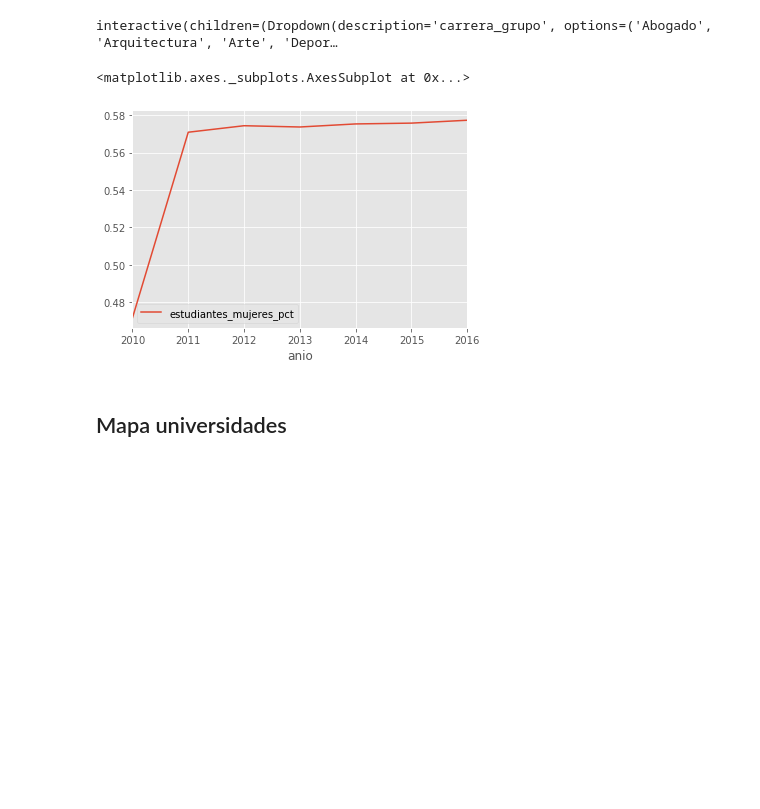
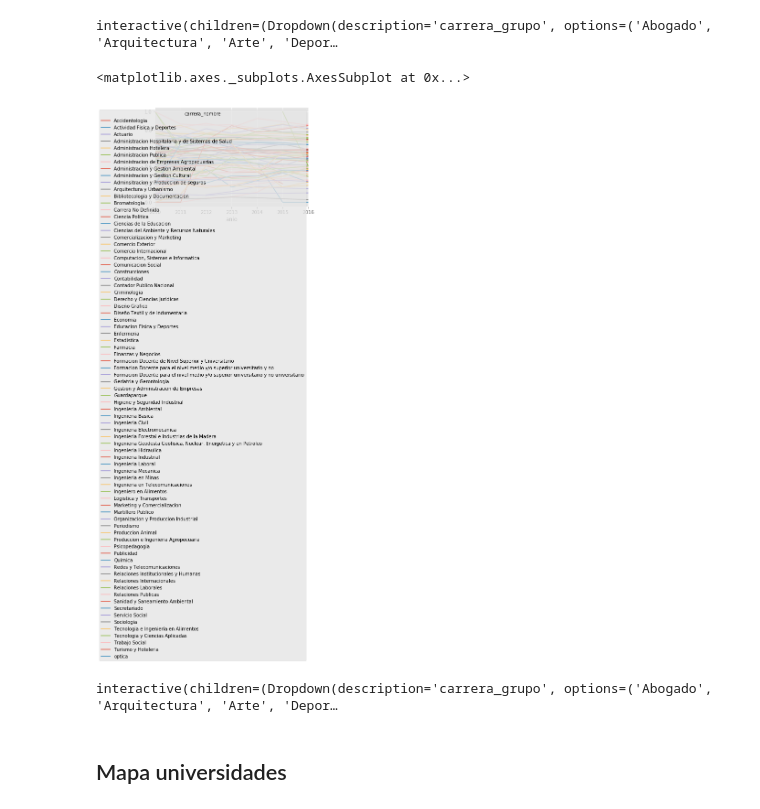
Before and after one commit to chicasentec/viz-carreras-nexjournal, a Jupyter notebook: visualizaciones-next-journal.ipynb, the cells around one changed output. Drawn from its saved outputs; the diff is of its cells as text; code cells hidden in the pictures; blank space fills up the shorter version.

Commit message:
Nueva tabla con ration totales en el ETL y visualizacion de carreras empezado (WIP)

```diff
--- a/visualizaciones-next-journal.ipynb
+++ b/visualizaciones-next-journal.ipynb
@@ -21,6 +21,7 @@ from shapely.geometry import Polygon, MultiPolygon
 ## Evolucion de genero en grupo de carreras
 # %%
 df_evolucion_carreras = pd.read_csv('data/output/carreras_evolucion_genero.csv',delimiter=',')
+df_evolucion_grupos_carreras = pd.read_csv('data/output/grupo_carreras_evolucion_genero.csv',delimiter=',')
 # %%
 df_evolucion_carreras[
     (df_evolucion_carreras.carrera_grupo == "Abogado") &
@@ -45,11 +46,33 @@ def generate_chart_evolucion_carreras(carrera_grupo):
 #grafico con valores absolutos - apilados o algo que represente orden de magnitud año por default
 # %% [output]
 interactive(children=(Dropdown(description='carrera_grupo', options=('Abogado', 'Arquitectura', 'Arte', 'Depor…
-# %%
-generate_chart_evolucion_carreras("Abogado")
-# %% [output]
-<matplotlib.axes._subplots.AxesSubplot at 0x...>
-[figure, removed]
+# %%
+#chequear clasificacion y ETL
+#Una vez revisado, armar funcion para este tipo de grafico con un grupo de carrera, me devuelve todas las carreras.
+grupo = 'Economicas'
+df_grupo_carrera = df_evolucion_grupos_carreras[df_evolucion_grupos_carreras.carrera_grupo == grupo][[
+        "anio", "estudiantes_mujeres_pct", 'carrera_nombre', 'carrera_grupo'
+    ]]
+df_grupo_carrera.pivot_table(index='anio', columns='carrera_nombre', values='estudiantes_mujeres_pct').plot()
+# %% [output]
+<matplotlib.axes._subplots.AxesSubplot at 0x...>
+[figure, added]
+# %%
+variables_carreras_evolucion = df_evolucion_grupos_carreras.carrera_grupo.unique()
+@interact(carrera_grupo = sorted(variables_carreras_evolucion))
+def generate_chart_evolucion_carreras(carrera_grupo):
+    df_grupo_carrera = df_evolucion_grupos_carreras[df_evolucion_grupos_carreras.carrera_grupo == carrera_grupo][[
+        "anio", "estudiantes_mujeres_pct"
+    ]]
+    return serie_grupo_carrera.set_index("anio").plot()
+
+#agregar mas de un filtro para ir comparando
+#modificar en ETL abogacia y derecho
+#apertura por carreras para entender donde hace el pico y decrecimiento tech - cambiar pKEY por carrera y grupo carrera - grafico exploratorio
+#segunda tabla de ETL donde haya grupo carrera (carrera) + universidades
+#grafico con valores absolutos - apilados o algo que represente orden de magnitud año por default
+# %% [output]
+interactive(children=(Dropdown(description='carrera_grupo', options=('Abogado', 'Arquitectura', 'Arte', 'Depor…
 # %% [markdown]
 ## Mapa universidades
 # %%
```
Also changed, not shown: parts of 6 cells of this notebook, 2 other files.
